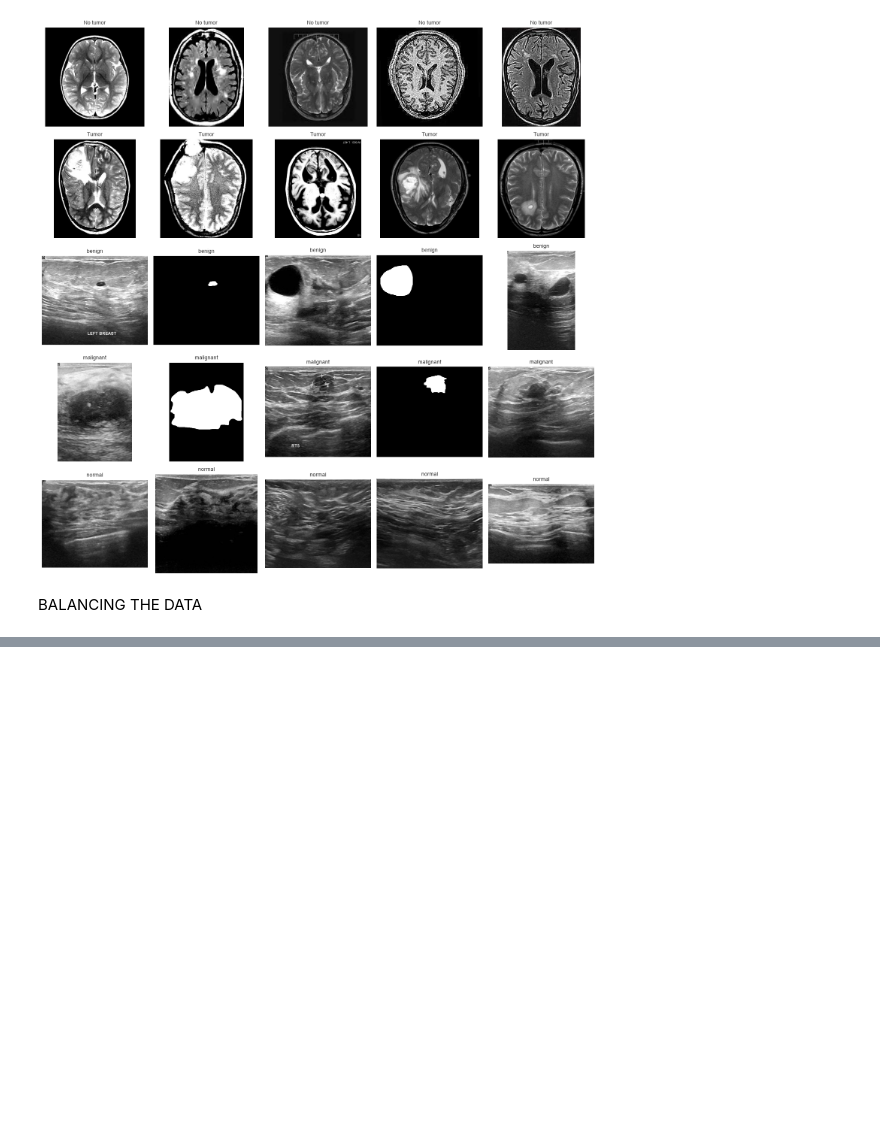
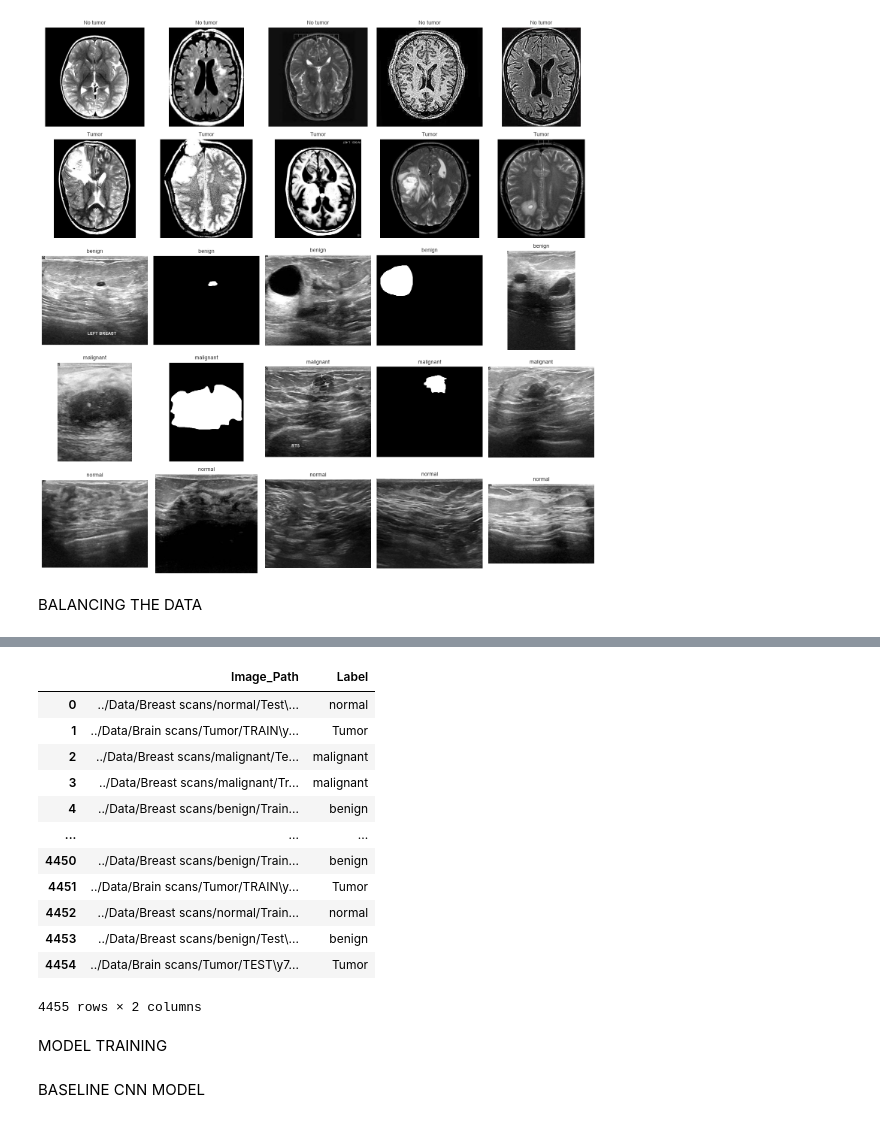
Before and after one commit to mdzaheerjk/END-2-END-Tumor-Detection-with-XAI-and-GCP, a Jupyter notebook: Notebook/MODEL.ipynb, the cells around one changed output, grey strips where cells are left out. Cells and saved outputs as stored; diff of their text form; code cells hidden in the pictures; blank space fills up the shorter version.

Commit message:
baseline model building

```diff
--- a/Notebook/MODEL.ipynb
+++ b/Notebook/MODEL.ipynb
@@ -289,3 +289,25 @@ plt.show()
 [figure]
 # %% [markdown]
 BALANCING THE DATA
+# %%
+from sklearn.utils import resample
+
+categories = df['Label'].unique()
+
+max_count = df['Label'].value_counts().max()
+
+df_balanced = pd.DataFrame()
+
+for category in categories:
+    df_category = df[df['Label'] == category]
+    df_category_resampled = resample(df_category,
+                                    replace=True,
+                                    n_samples=max_count,
+                                    random_state=42)
+    df_balanced = pd.concat([df_balanced, df_category_resampled], ignore_index=True)
+
+df_balanced = df_balanced.sample(frac=1, random_state=42).reset_index(drop=True)
+
+print(df_balanced['Label'].value_counts())
+
+df = df_balanced
@@ -291,0 +322,20 @@ BALANCING THE DATA
+# %%
+df
+# %% [output]
+|  | Image_Path | Label |
+| 0 | ../Data/Breast scans/normal/Test\... | normal |
+| 1 | ../Data/Brain scans/Tumor/TRAIN\y... | Tumor |
+| 2 | ../Data/Breast scans/malignant/Te... | malignant |
+| 3 | ../Data/Breast scans/malignant/Tr... | malignant |
+| 4 | ../Data/Breast scans/benign/Train... | benign |
+| ... | ... | ... |
+| 4450 | ../Data/Breast scans/benign/Train... | benign |
+| 4451 | ../Data/Brain scans/Tumor/TRAIN\y... | Tumor |
+| 4452 | ../Data/Breast scans/normal/Train... | normal |
+| 4453 | ../Data/Breast scans/benign/Test\... | benign |
+| 4454 | ../Data/Brain scans/Tumor/TEST\y7... | Tumor |
+4455 rows × 2 columns
+# %% [markdown]
+MODEL TRAINING
+# %% [markdown]
+BASELINE CNN MODEL
```
Also changed, not shown: parts of 11 cells of this notebook, 2 other files.
